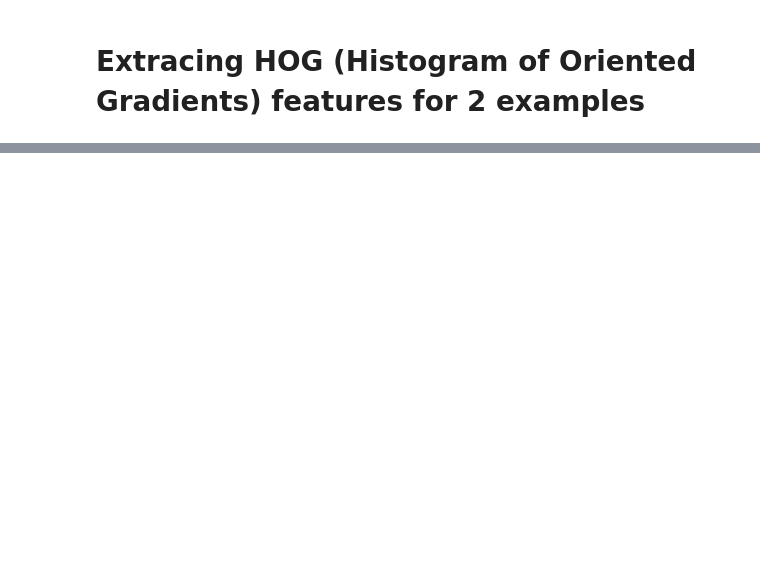
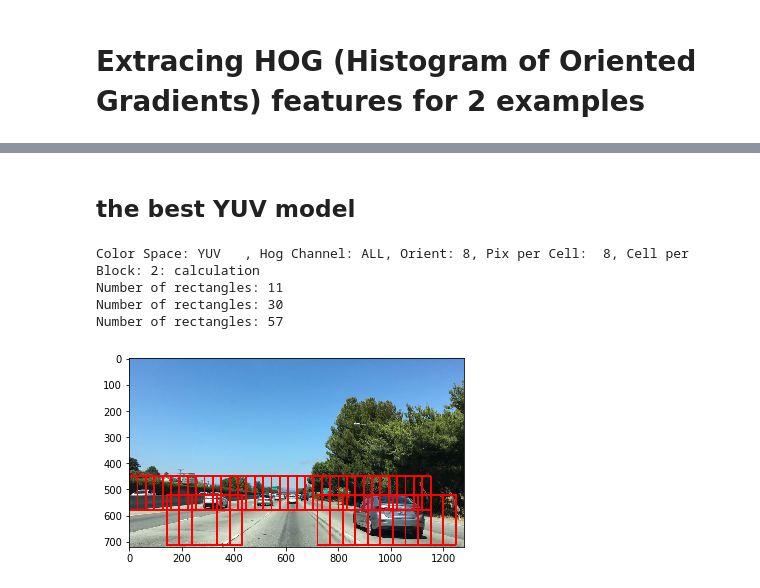
Before and after one commit to rbiegacz/Udacity-CarND, a Jupyter notebook: CarND-Vehicle-Detection-master/vehicle_detection.ipynb, the cells around one changed output, grey strips where cells are left out. Saved outputs shown, nothing was run; the diff lists cells and outputs as text; code cells hidden in the pictures; blank space fills up the shorter version.

```diff
--- a/CarND-Vehicle-Detection-master/vehicle_detection.ipynb
+++ b/CarND-Vehicle-Detection-master/vehicle_detection.ipynb
@@ -170,0 +240,17 @@ object_detection_sliding_window.sliding_window_main()
+# %% [markdown]
+## the best YUV model
+# %%
+import object_detection_hog_features
+import object_detection_hog_subsampling
+importlib.reload(object_detection_utils)
+importlib.reload(object_detection_hog_features)
+importlib.reload(object_detection_hog_subsampling)
+
+results_best_model = object_detection_hog_features.get_best_model(experiments_dict, model_type="YUV")
+object_detection_hog_subsampling.main_hog_subsampling(results_best_model, img_file="util_images/bbox-example-image.png")
+# %% [output]
+Color Space: YUV   , Hog Channel: ALL, Orient: 8, Pix per Cell:  8, Cell per Block: 2: calculation
+Number of rectangles: 11
+Number of rectangles: 30
+Number of rectangles: 57
+[figure, added]
```
Also changed, not shown: parts of 21 cells of this notebook, 4 other files.
